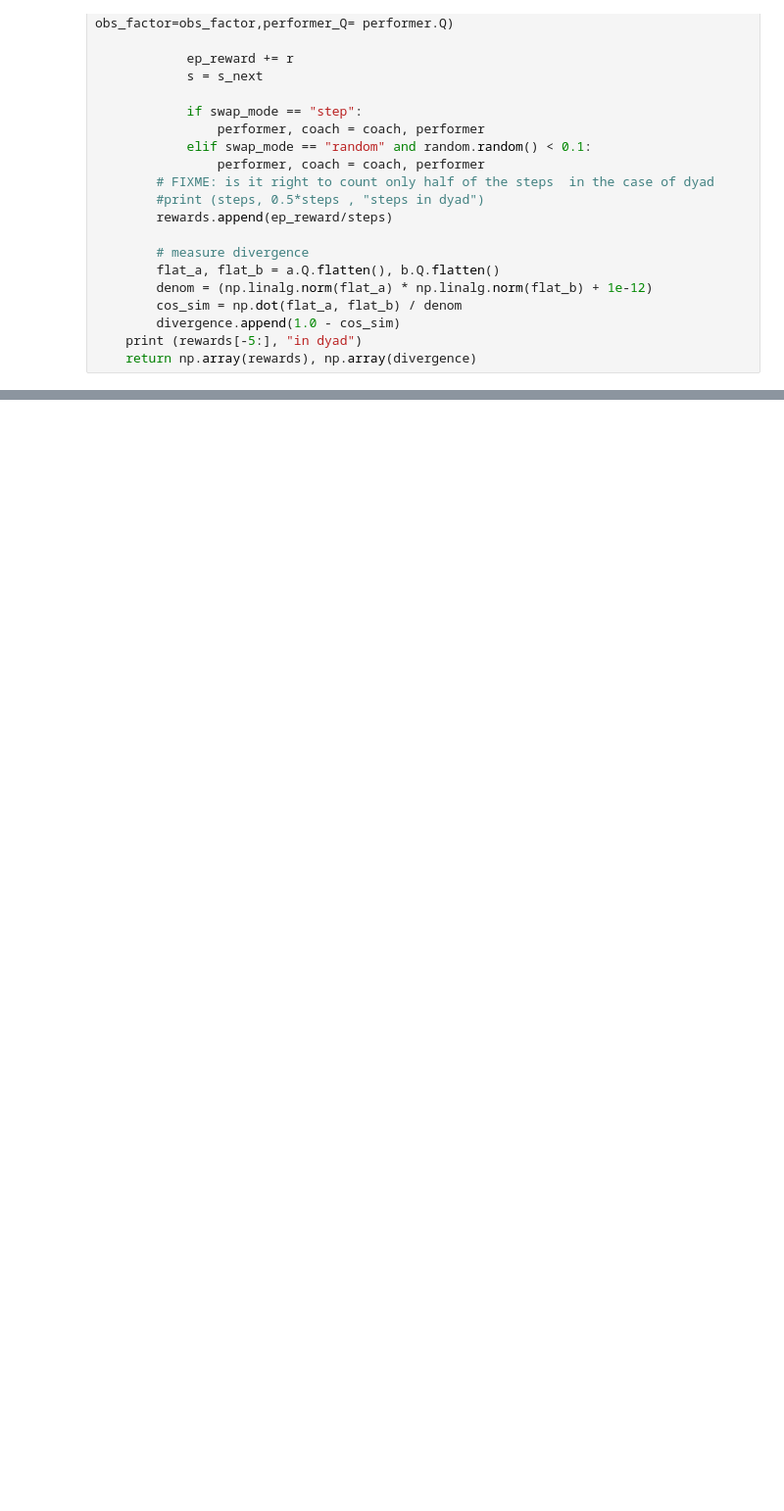
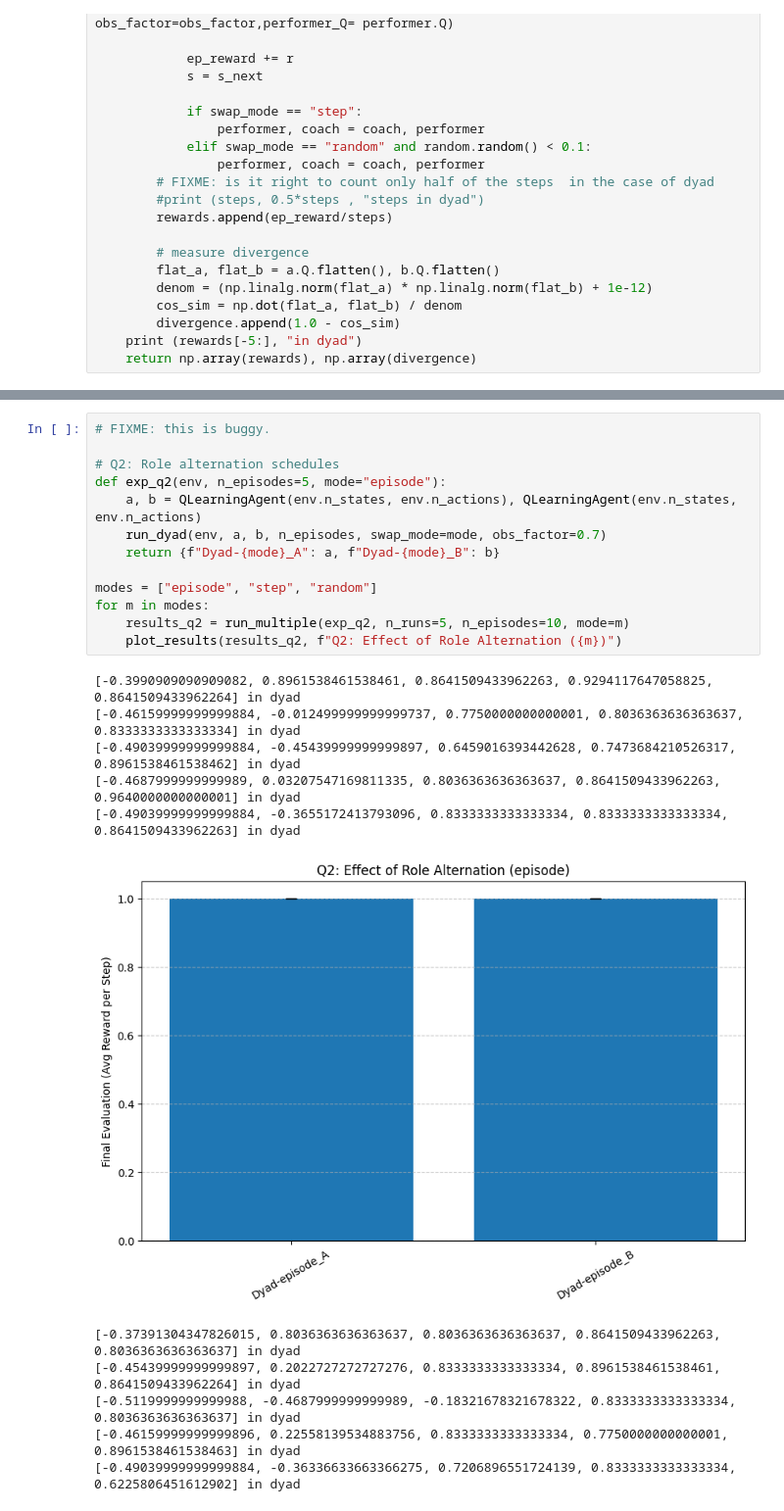
Before and after one commit to abarch/meta_unit, a Jupyter notebook: dyad_learning/multi_exp.ipynb, the cells around one changed output, grey strips where cells are left out. Shown at 98% size. Drawn from its saved outputs; the diff is of its cells as text; blank space fills up the shorter version.

```diff
--- a/dyad_learning/multi_exp.ipynb
+++ b/dyad_learning/multi_exp.ipynb
@@ -445,0 +607,25 @@ Q6: Error analysis proxy (fraction coach closer to optimal): 0.0592
+# %%
+# FIXME: this is buggy.
+
+# Q2: Role alternation schedules
+def exp_q2(env, n_episodes=5, mode="episode"):
+    a, b = QLearningAgent(env.n_states, env.n_actions), QLearningAgent(env.n_states, env.n_actions)
+    run_dyad(env, a, b, n_episodes, swap_mode=mode, obs_factor=0.7)
+    return {f"Dyad-{mode}_A": a, f"Dyad-{mode}_B": b}
+
+modes = ["episode", "step", "random"]
+for m in modes:
+    results_q2 = run_multiple(exp_q2, n_runs=5, n_episodes=10, mode=m)
+    plot_results(results_q2, f"Q2: Effect of Role Alternation ({m})")
+# %% [output]
+[-0.3990909090909082, 0.8961538461538461, 0.8641509433962263, 0.9294117647058825, 0.8641509433962264] in dyad
+[-0.46159999999999884, -0.012499999999999737, 0.7750000000000001, 0.8036363636363637, 0.8333333333333334] in dyad
+[-0.49039999999999884, -0.45439999999999897, 0.6459016393442628, 0.7473684210526317, 0.8961538461538462] in dyad
+[-0.4687999999999989, 0.03207547169811335, 0.8036363636363637, 0.8641509433962263, 0.9640000000000001] in dyad
+[-0.49039999999999884, -0.3655172413793096, 0.8333333333333334, 0.8333333333333334, 0.8641509433962263] in dyad
+[figure, added]
+[-0.37391304347826015, 0.8036363636363637, 0.8036363636363637, 0.8641509433962263, 0.8036363636363637] in dyad
+[-0.45439999999999897, 0.2022727272727276, 0.8333333333333334, 0.8961538461538461, 0.8641509433962264] in dyad
+[-0.5119999999999988, -0.4687999999999989, -0.18321678321678322, 0.8333333333333334, 0.8036363636363637] in dyad
+[-0.46159999999999896, 0.22558139534883756, 0.8333333333333334, 0.7750000000000001, 0.8961538461538463] in dyad
+[-0.49039999999999884, -0.36336633663366275, 0.7206896551724139, 0.8333333333333334, 0.6225806451612902] in dyad
```
Also changed, not shown: parts of 7 cells of this notebook.
